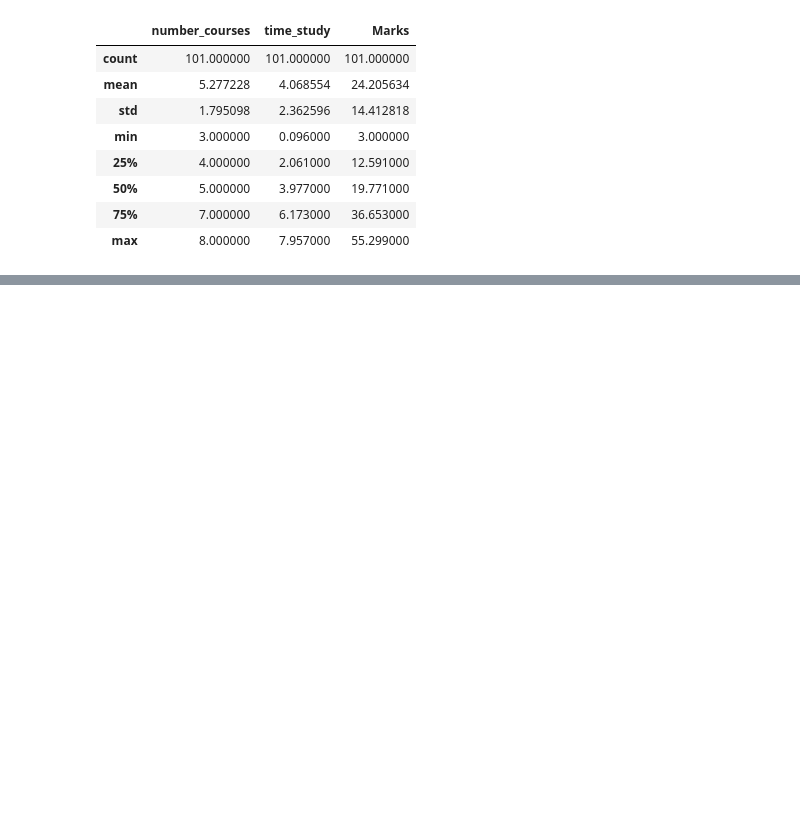
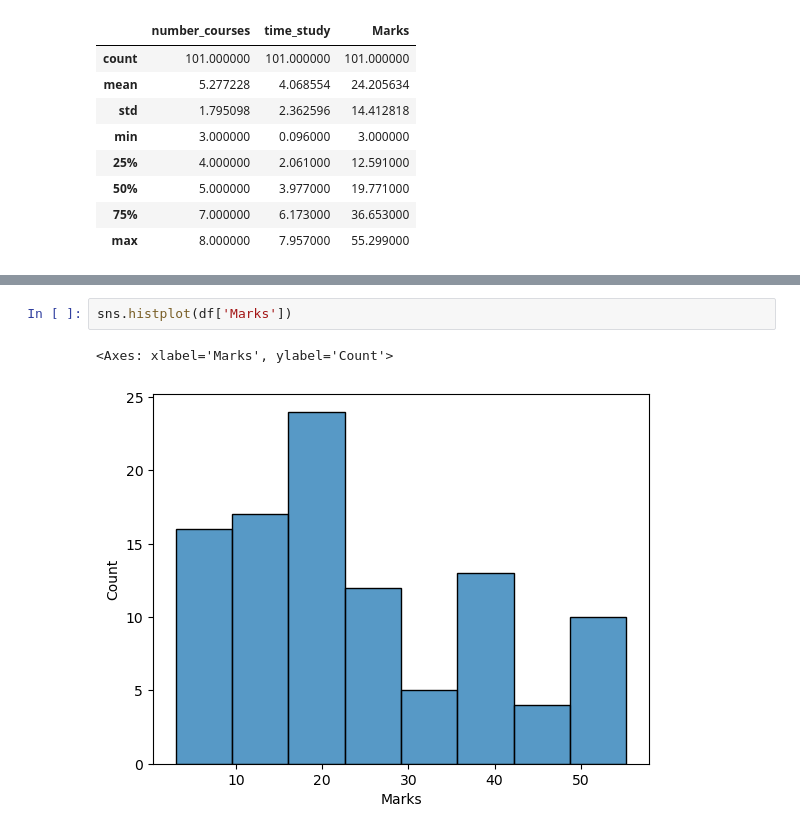
Before and after one commit to Aditya-KIT/Python-Jupyter, a Jupyter notebook: Untitled1.ipynb, the cells around one changed output, grey strips where cells are left out. Drawn from its saved outputs; the diff is of its cells as text; blank space fills up the shorter version.

```diff
--- a/Untitled1.ipynb
+++ b/Untitled1.ipynb
@@ -149,0 +179,5 @@ df.tail(20)   # last 20 rows
+# %%
+sns.histplot(df['Marks'])
+# %% [output]
+<Axes: xlabel='Marks', ylabel='Count'>
+[figure, added]
```
Also changed, not shown: parts of 5 cells of this notebook.
